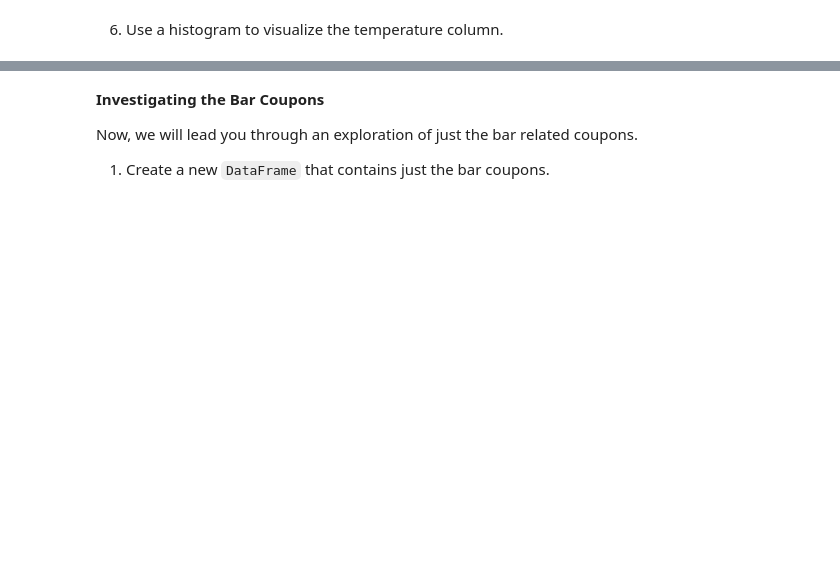
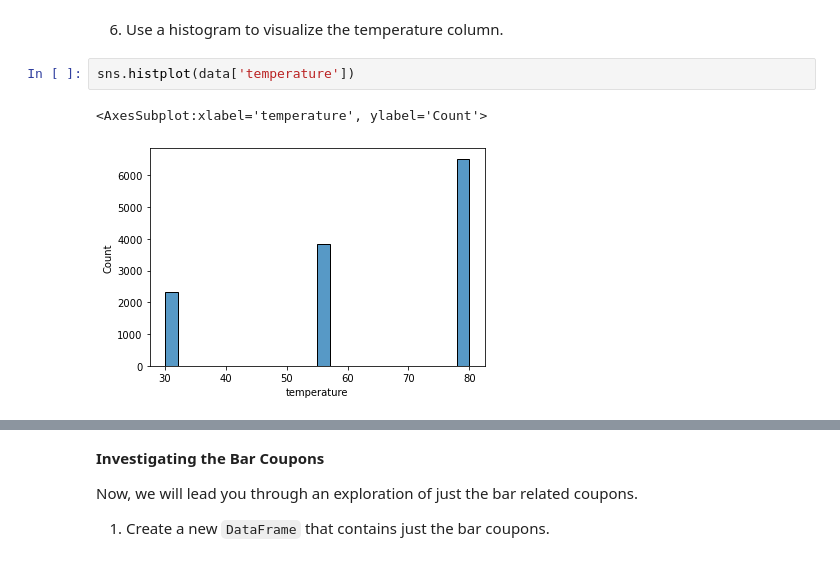
Before and after one commit to Mapurin-ucsc/Driver-Coupon, a Jupyter notebook: prompt.ipynb, the cells around one changed output, grey strips where cells are left out. Drawn from its saved outputs; the diff is of its cells as text; blank space fills up the shorter version.

```diff
--- a/prompt.ipynb
+++ b/prompt.ipynb
@@ -101,2 +126,7 @@ data.describe()
 # %% [markdown]
 6. Use a histogram to visualize the temperature column.
+# %%
+sns.histplot(data['temperature'])
+# %% [output]
+<AxesSubplot:xlabel='temperature', ylabel='Count'>
+[figure, added]
```
Also changed, not shown: parts of 14 cells of this notebook.
